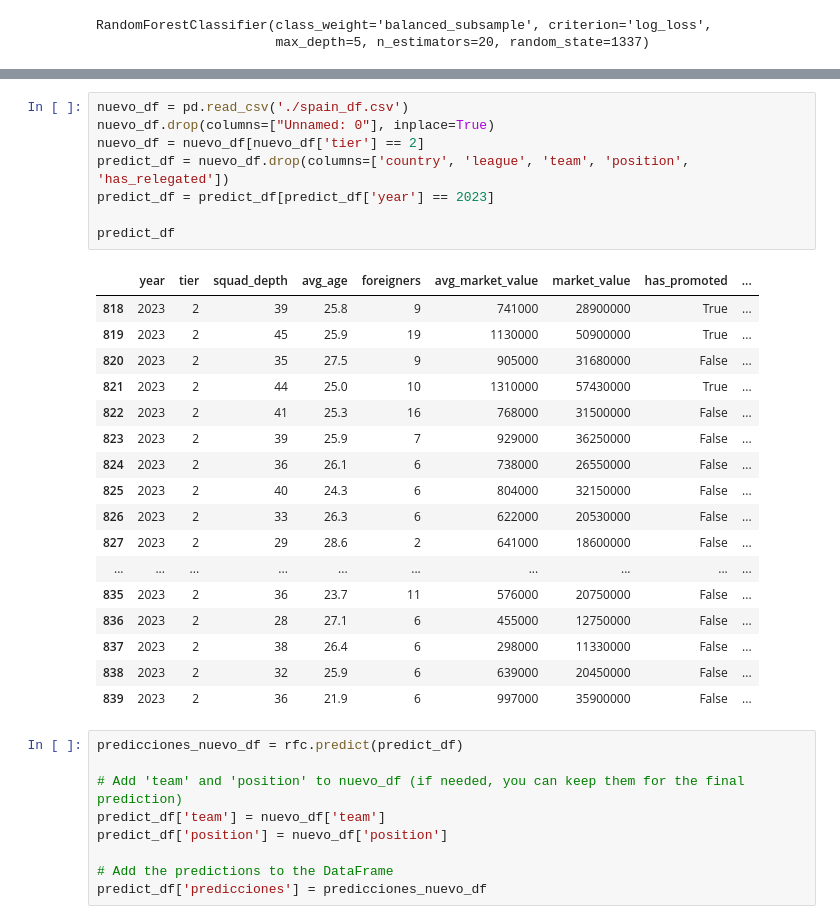
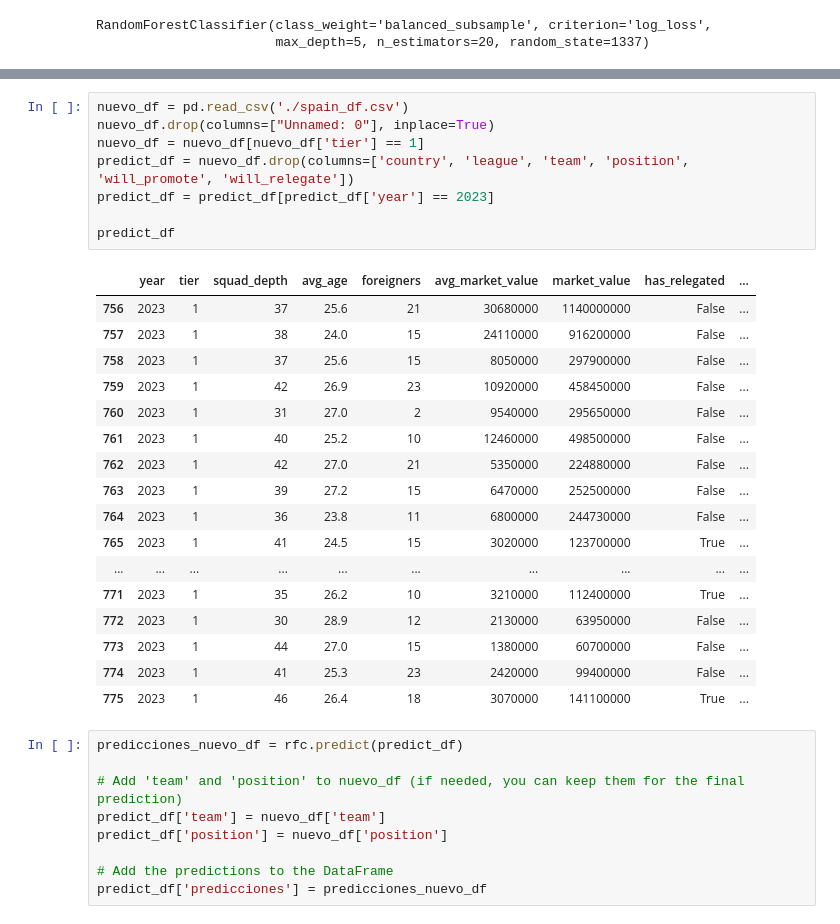
Before and after one commit to torecsgo/Football-Data, a Jupyter notebook: Notebooks/relegated_promoted/RandomForestClassifier_tests.ipynb, the cells around one changed output, grey strips where cells are left out. Saved outputs shown, nothing was run; the diff lists cells and outputs as text.

```diff
--- a/Notebooks/relegated_promoted/predictions_test.ipynb
+++ b/Notebooks/relegated_promoted/RandomForestClassifier_tests.ipynb
@@ -178,29 +126,29 @@ array([False, False,  True, False,  True, False, False, False,  True,
 # %%
 nuevo_df = pd.read_csv('./spain_df.csv')
 nuevo_df.drop(columns=["Unnamed: 0"], inplace=True)
-nuevo_df = nuevo_df[nuevo_df['tier'] == 2]
-predict_df = nuevo_df.drop(columns=['country', 'league', 'team', 'position', 'has_relegated'])
+nuevo_df = nuevo_df[nuevo_df['tier'] == 1]
+predict_df = nuevo_df.drop(columns=['country', 'league', 'team', 'position', 'will_promote', 'will_relegate'])
 predict_df = predict_df[predict_df['year'] == 2023]
 
 predict_df
 # %% [output]
-|  | year | tier | squad_depth | avg_age | foreigners | avg_market_value | market_value | has_promoted | ... |
-| 818 | 2023 | 2 | 39 | 25.8 | 9 | 741000 | 28900000 | True | ... |
-| 819 | 2023 | 2 | 45 | 25.9 | 19 | 1130000 | 50900000 | True | ... |
-| 820 | 2023 | 2 | 35 | 27.5 | 9 | 905000 | 31680000 | False | ... |
-| 821 | 2023 | 2 | 44 | 25.0 | 10 | 1310000 | 57430000 | True | ... |
-| 822 | 2023 | 2 | 41 | 25.3 | 16 | 768000 | 31500000 | False | ... |
-| 823 | 2023 | 2 | 39 | 25.9 | 7 | 929000 | 36250000 | False | ... |
-| 824 | 2023 | 2 | 36 | 26.1 | 6 | 738000 | 26550000 | False | ... |
-| 825 | 2023 | 2 | 40 | 24.3 | 6 | 804000 | 32150000 | False | ... |
-| 826 | 2023 | 2 | 33 | 26.3 | 6 | 622000 | 20530000 | False | ... |
-| 827 | 2023 | 2 | 29 | 28.6 | 2 | 641000 | 18600000 | False | ... |
+|  | year | tier | squad_depth | avg_age | foreigners | avg_market_value | market_value | has_relegated | ... |
+| 756 | 2023 | 1 | 37 | 25.6 | 21 | 30680000 | 1140000000 | False | ... |
+| 757 | 2023 | 1 | 38 | 24.0 | 15 | 24110000 | 916200000 | False | ... |
+| 758 | 2023 | 1 | 37 | 25.6 | 15 | 8050000 | 297900000 | False | ... |
+| 759 | 2023 | 1 | 42 | 26.9 | 23 | 10920000 | 458450000 | False | ... |
+| 760 | 2023 | 1 | 31 | 27.0 | 2 | 9540000 | 295650000 | False | ... |
+| 761 | 2023 | 1 | 40 | 25.2 | 10 | 12460000 | 498500000 | False | ... |
+| 762 | 2023 | 1 | 42 | 27.0 | 21 | 5350000 | 224880000 | False | ... |
+| 763 | 2023 | 1 | 39 | 27.2 | 15 | 6470000 | 252500000 | False | ... |
+| 764 | 2023 | 1 | 36 | 23.8 | 11 | 6800000 | 244730000 | False | ... |
+| 765 | 2023 | 1 | 41 | 24.5 | 15 | 3020000 | 123700000 | True | ... |
 | ... | ... | ... | ... | ... | ... | ... | ... | ... | ... |
-| 835 | 2023 | 2 | 36 | 23.7 | 11 | 576000 | 20750000 | False | ... |
-| 836 | 2023 | 2 | 28 | 27.1 | 6 | 455000 | 12750000 | False | ... |
-| 837 | 2023 | 2 | 38 | 26.4 | 6 | 298000 | 11330000 | False | ... |
-| 838 | 2023 | 2 | 32 | 25.9 | 6 | 639000 | 20450000 | False | ... |
-| 839 | 2023 | 2 | 36 | 21.9 | 6 | 997000 | 35900000 | False | ... |
+| 771 | 2023 | 1 | 35 | 26.2 | 10 | 3210000 | 112400000 | True | ... |
+| 772 | 2023 | 1 | 30 | 28.9 | 12 | 2130000 | 63950000 | False | ... |
+| 773 | 2023 | 1 | 44 | 27.0 | 15 | 1380000 | 60700000 | False | ... |
+| 774 | 2023 | 1 | 41 | 25.3 | 23 | 2420000 | 99400000 | False | ... |
+| 775 | 2023 | 1 | 46 | 26.4 | 18 | 3070000 | 141100000 | True | ... |
 # %%
 predicciones_nuevo_df = rfc.predict(predict_df)
 
```
Also changed, not shown: parts of 10 cells of this notebook, 7 other files.
